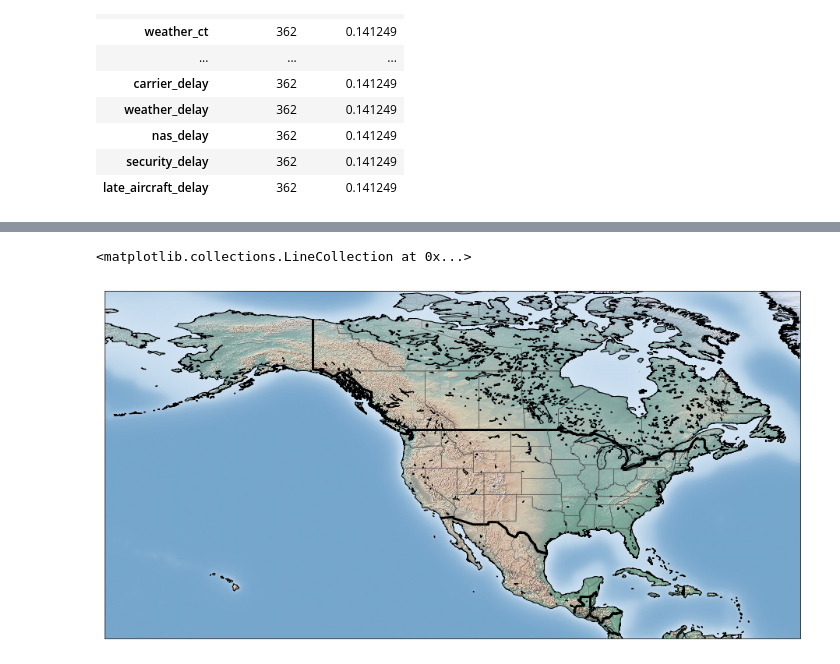
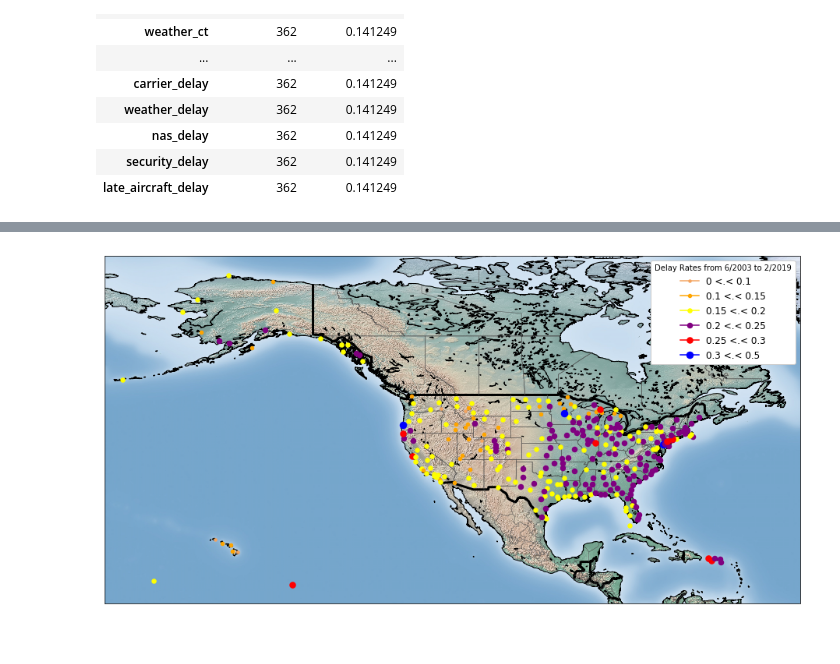
Before and after one commit to dongzhang84/Flight_delay, a Jupyter notebook: Flight_Delay_ML.ipynb, the cells around one changed output, grey strips where cells are left out. Saved outputs shown, nothing was run; the diff lists cells and outputs as text; code cells hidden in the pictures.

```diff
--- a/Flight_Delay_ML.ipynb
+++ b/Flight_Delay_ML.ipynb
@@ -142,22 +147,46 @@ plt.show()
 # %%
 plt.figure(figsize=(16,16))
 #________________________________________
 # define properties of markers and labels
-colors = ['lightblue', 'm','sandybrown','yellow', 'orange', 'purple', 'red' ]
-size_limits = [0, 0.1, 0.15, 0.2, 0.25, 0.3, 0.5,1]
+colors = ['sandybrown','orange', 'yellow', 'purple', 'red','blue' ]
+size_limits = [0, 0.1, 0.15, 0.2, 0.25, 0.3, 0.5]
 labels = []
 for i in range(len(size_limits)-1):
     labels.append("{} <.< {}".format(size_limits[i], size_limits[i+1]))
 
 #labels
 
 #____________________________________________________________
 map = Basemap(resolution='i',llcrnrlon=-180, urcrnrlon=-50,
               llcrnrlat=10, urcrnrlat=75, lat_0=0, lon_0=0,)
 map.shadedrelief()
 map.drawcoastlines()
 map.drawcountries(linewidth = 3)
 map.drawstates(color='0.3')
+
+for index, (code, y,x) in airports[['IATA_CODE', 'LATITUDE', 'LONGITUDE']].iterrows():
+    x, y = map(x, y)
+    val0 = count_delays[count_delays.airport==code].delay_rate.item()
+    isize = [i for i, val in enumerate(size_limits) if val < val0]
+    ind = isize[-1]
+    map.plot(x, y, marker='o', markersize = ind+3,
+             markeredgewidth = 1.5, color = colors[ind], label = labels[ind])
+    #print(index,val0,isize)
+
+handles, labels = plt.gca().get_legend_handles_labels()
+by_label = OrderedDict(zip(labels, handles))
+
+#print(by_label)
+
+key_order = ('0 <.< 0.1', '0.1 <.< 0.15','0.15 <.< 0.2',
+             '0.2 <.< 0.25','0.25 <.< 0.3', '0.3 <.< 0.5')
+new_label = OrderedDict()
+for key in key_order:
+    new_label[key] = by_label[key]
+    #print(key,by_label[key])
+
+plt.legend(new_label.values(), new_label.keys(), loc = 'best', prop= {'size':12},
+           title='Delay Rates from 6/2003 to 2/2019', frameon = True, framealpha = 1)
+plt.show()
 # %% [output]
-<matplotlib.collections.LineCollection at 0x...>
-[figure, old version]
+[figure, new version]
```
Also changed, not shown: parts of 7 cells of this notebook.
